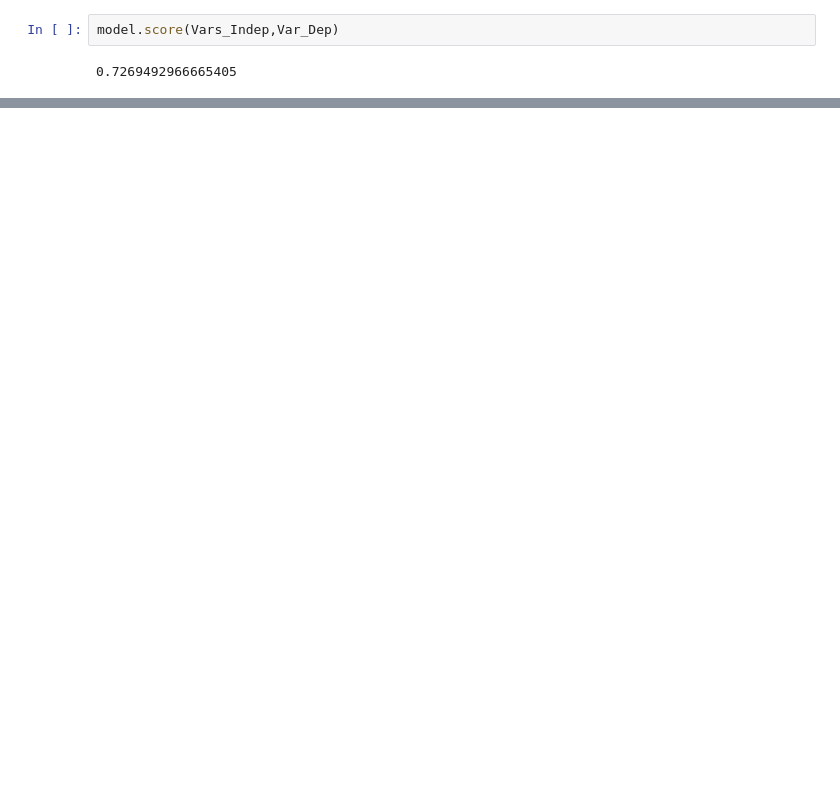
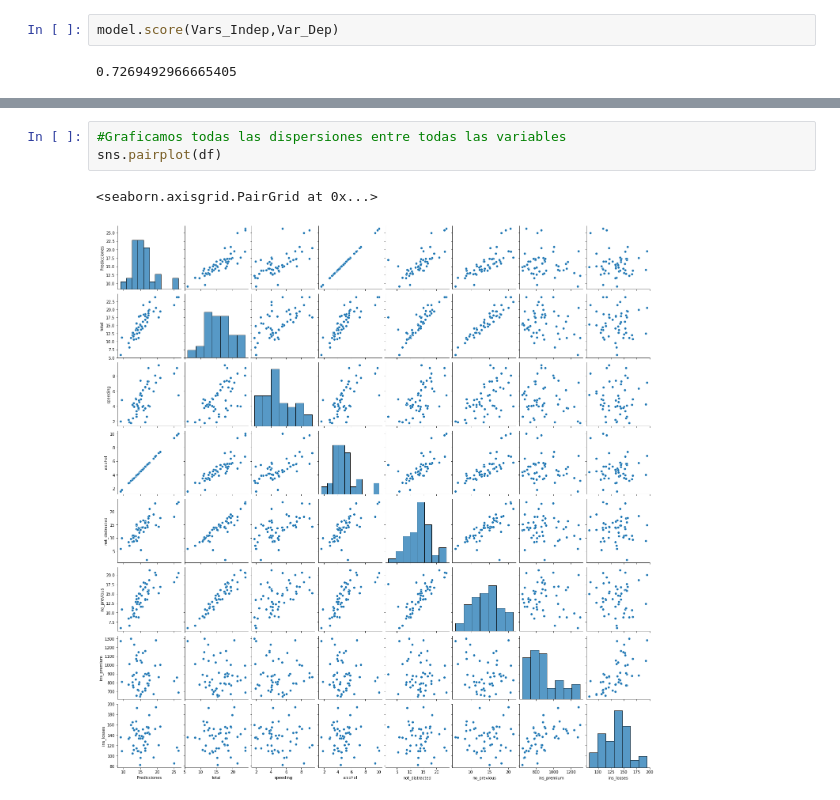
Before and after one commit to freddy-7/Material-del-curso-presentaciones-, a Jupyter notebook: RegresionLineal.ipynb, the cells around one changed output, grey strips where cells are left out. Saved outputs shown, nothing was run; the diff lists cells and outputs as text; blank space fills up the shorter version.

```diff
--- a/RegresionLineal.ipynb
+++ b/RegresionLineal.ipynb
@@ -51,0 +156,6 @@ model.score(Vars_Indep,Var_Dep)
+# %%
+#Graficamos todas las dispersiones entre todas las variables
+sns.pairplot(df)
+# %% [output]
+<seaborn.axisgrid.PairGrid at 0x...>
+[figure, added]
```
Also changed, not shown: parts of 22 cells of this notebook.
